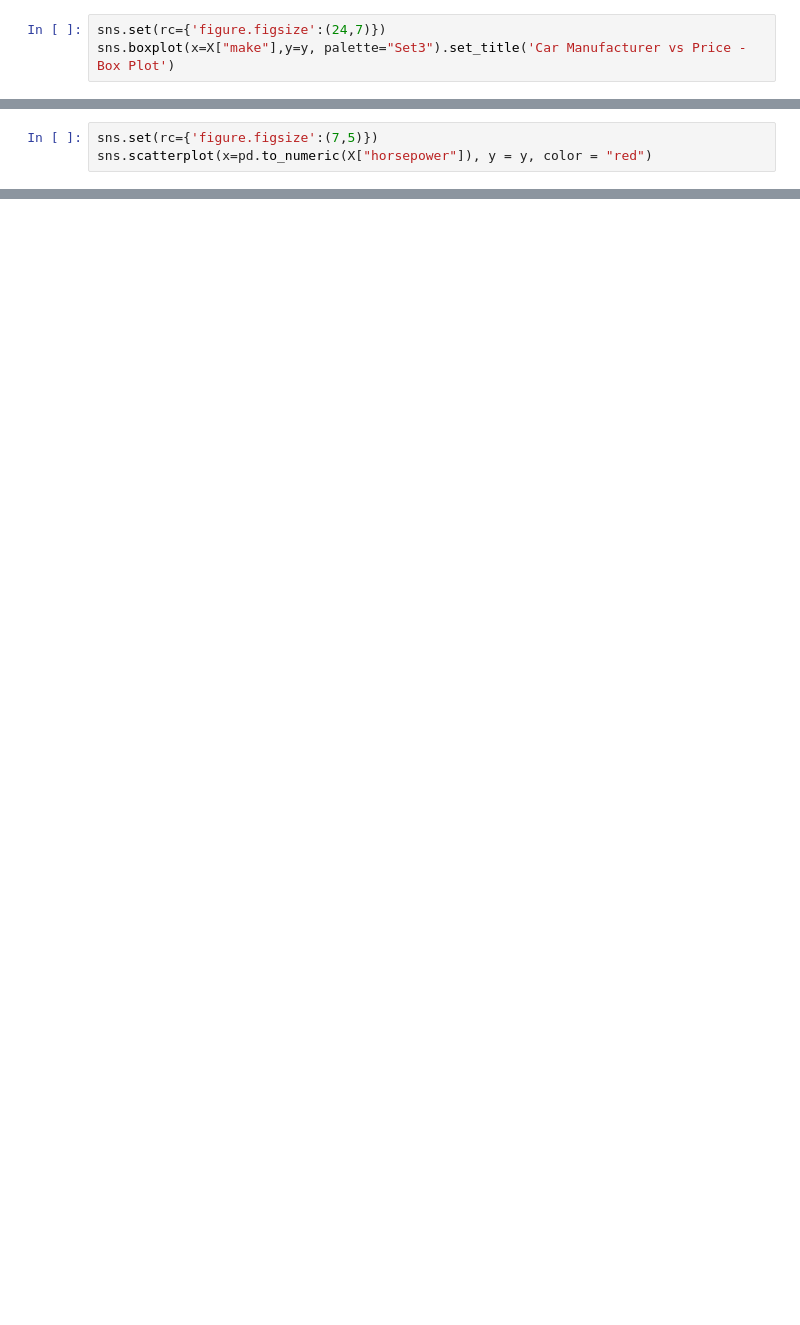
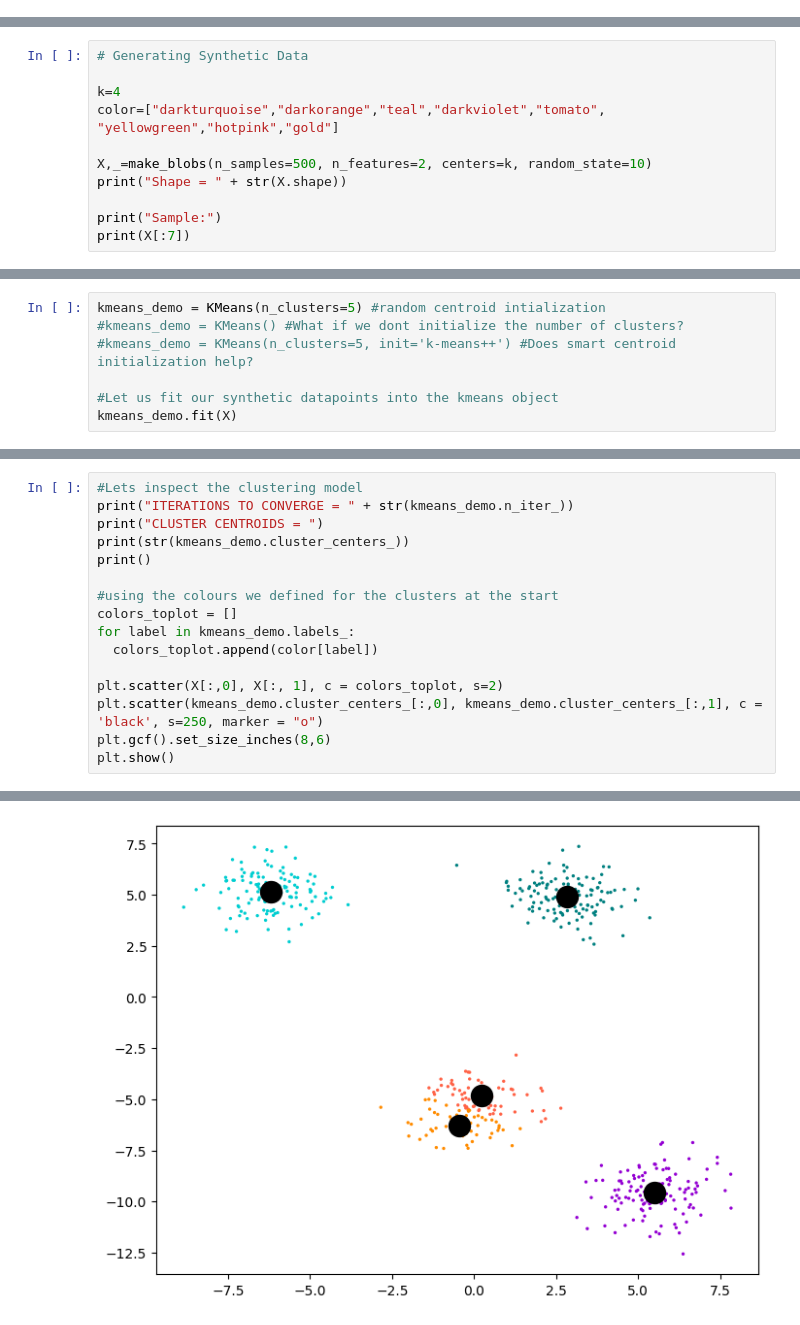
Before and after one commit to Sandeepnalleboina/Fmml-Module1, a Jupyter notebook: Lab_1.ipynb, the cells around one changed output, grey strips where cells are left out. Saved outputs shown, nothing was run; the diff lists cells and outputs as text; blank space fills up the shorter version.

```diff
--- a/Lab_1.ipynb
+++ b/Lab_1.ipynb
@@ -96,3 +2,0 @@ We will be creating a Box Plot. This is the type of plot that can be used to obt
-# %%
-sns.set(rc={'figure.figsize':(24,7)})
-sns.boxplot(x=X["make"],y=y, palette="Set3").set_title('Car Manufacturer vs Price - Box Plot')
@@ -144,3 +2,0 @@ An expected positive correlation should show up with most of the points lying ar
-# %%
-sns.set(rc={'figure.figsize':(7,5)})
-sns.scatterplot(x=pd.to_numeric(X["horsepower"]), y = y, color = "red")
@@ -213,0 +164,11 @@ Some interesting references:
+# %%
+# Generating Synthetic Data
+
+k=4
+color=["darkturquoise","darkorange","teal","darkviolet","tomato", "yellowgreen","hotpink","gold"]
+
+X,_=make_blobs(n_samples=500, n_features=2, centers=k, random_state=10)
+print("Shape = " + str(X.shape))
+
+print("Sample:")
+print(X[:7])
@@ -213,0 +258,7 @@ Some interesting references:
+# %%
+kmeans_demo = KMeans(n_clusters=5) #random centroid intialization
+#kmeans_demo = KMeans() #What if we dont initialize the number of clusters?
+#kmeans_demo = KMeans(n_clusters=5, init='k-means++') #Does smart centroid initialization help?
+
+#Let us fit our synthetic datapoints into the kmeans object
+kmeans_demo.fit(X)
@@ -213,0 +267,17 @@ Some interesting references:
+# %%
+#Lets inspect the clustering model
+print("ITERATIONS TO CONVERGE = " + str(kmeans_demo.n_iter_))
+print("CLUSTER CENTROIDS = ")
+print(str(kmeans_demo.cluster_centers_))
+print()
+
+#using the colours we defined for the clusters at the start
+colors_toplot = []
+for label in kmeans_demo.labels_:
+  colors_toplot.append(color[label])
+
+plt.scatter(X[:,0], X[:, 1], c = colors_toplot, s=2)
+plt.scatter(kmeans_demo.cluster_centers_[:,0], kmeans_demo.cluster_centers_[:,1], c = 'black', s=250, marker = "o")
+plt.gcf().set_size_inches(8,6)
+plt.show()
+# %% [output]
@@ -213,0 +291 @@ Some interesting references:
+[figure, added]
```
Also changed, not shown: parts of 84 cells of this notebook.
